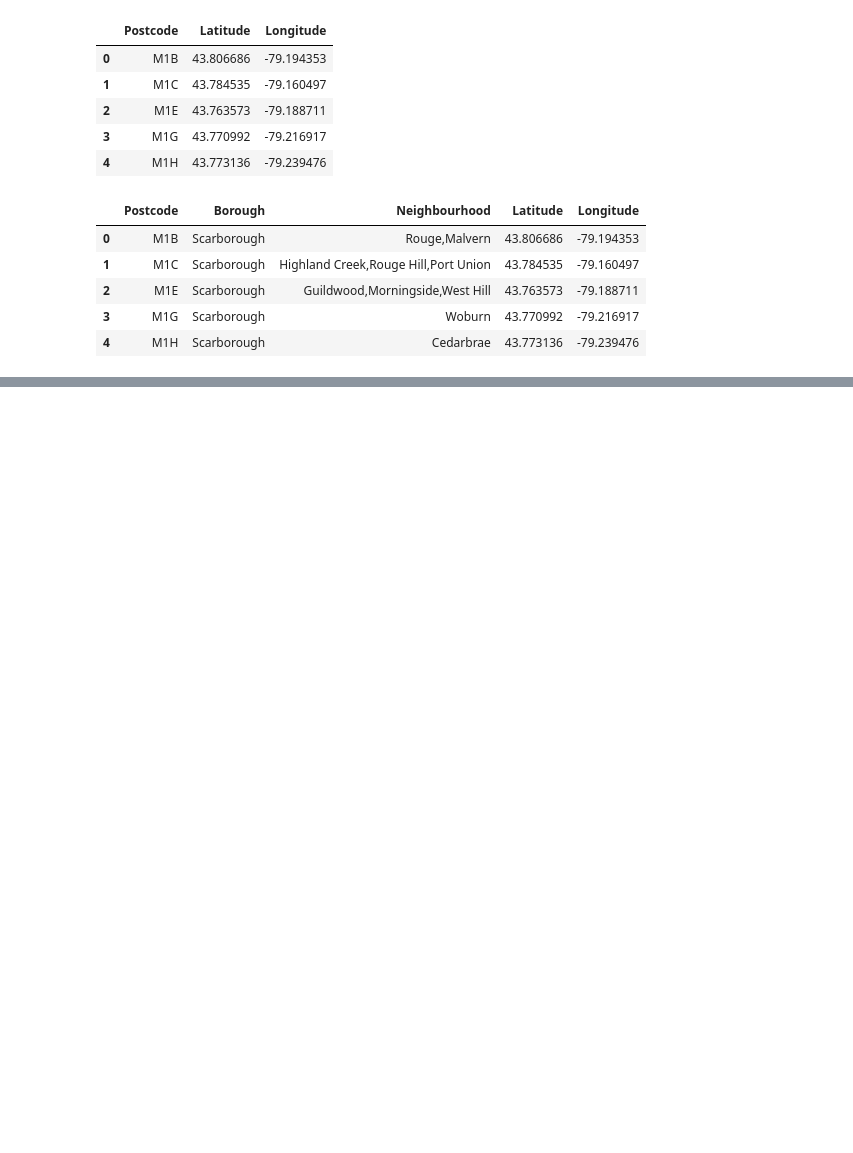
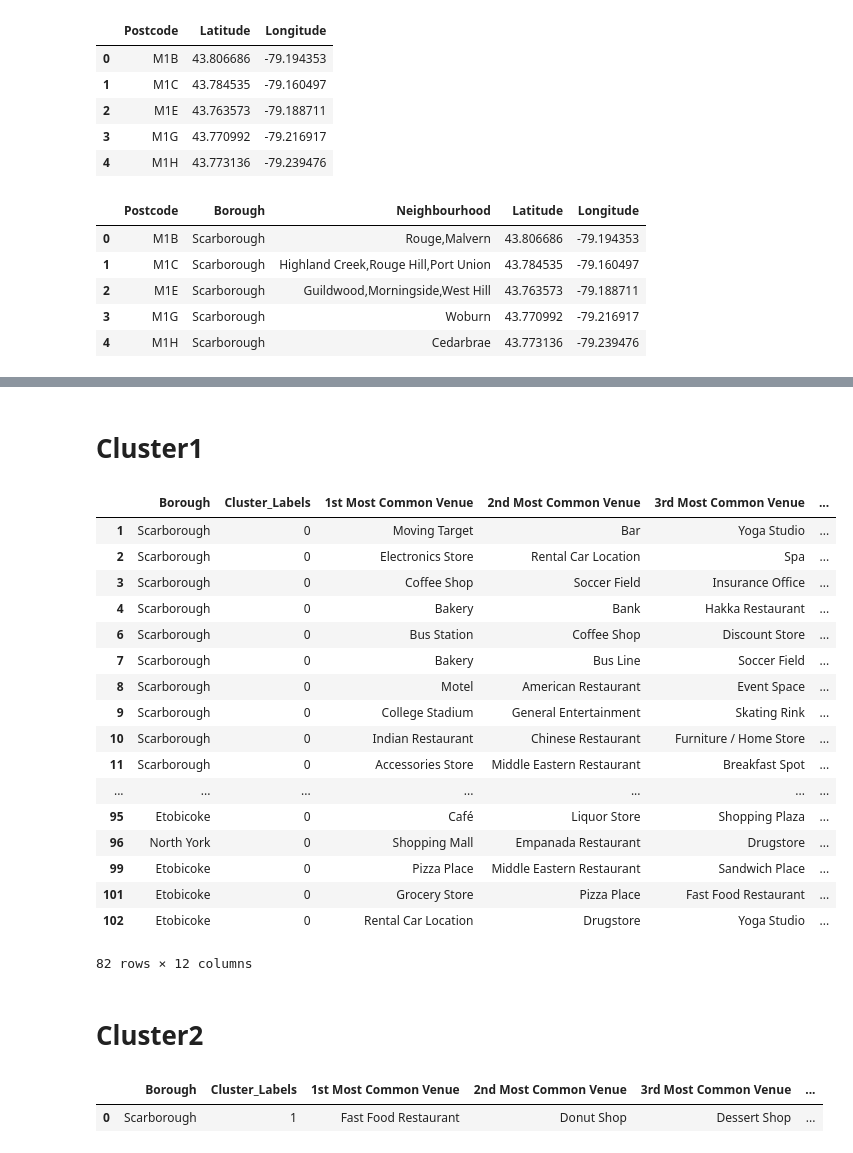
Before and after one commit to y87222185/Coursera_Capstone, a Jupyter notebook: Segmenting_and_Clustering_Neighborhoods_in_Toronto_part1.ipynb, the cells around one changed output, grey strips where cells are left out. Saved outputs shown, nothing was run; the diff lists cells and outputs as text; code cells hidden in the pictures; blank space fills up the shorter version.

```diff
--- a/Segmenting_and_Clustering_Neighborhoods_in_Toronto_part1.ipynb
+++ b/Segmenting_and_Clustering_Neighborhoods_in_Toronto_part1.ipynb
@@ -115,0 +344,28 @@ df3.head()
+# %%
+def return_most_common_venues(row, num_top_venues):
+    row_categories = row.iloc[1:]
+    row_categories_sorted = row_categories.sort_values(ascending=False)
+
+    return row_categories_sorted.index.values[0:num_top_venues]
+# %%
+import numpy as np
+num_top_venues = 10
+
+indicators = ['st', 'nd', 'rd']
+
+# create columns according to number of top venues
+columns = ['Neighbourhood']
+for ind in np.arange(num_top_venues):
+    try:
+        columns.append('{}{} Most Common Venue'.format(ind+1, indicators[ind]))
+    except:
+        columns.append('{}th Most Common Venue'.format(ind+1))
+
+# create a new dataframe
+neighbourhoods_venues_sorted = pd.DataFrame(columns=columns)
+neighbourhoods_venues_sorted['Neighbourhood'] = toronto_grouped['Neighbourhood']
+
+for ind in np.arange(toronto_grouped.shape[0]):
+    neighbourhoods_venues_sorted.iloc[ind, 1:] = return_most_common_venues(toronto_grouped.iloc[ind, :], num_top_venues)
+
+neighbourhoods_venues_sorted.head()
@@ -115,0 +398,7 @@ df3.head()
+# %%
+toronto_merged = df3
+
+# merge toronto_grouped with toronto_data to add latitude/longitude for each neighborhood
+toronto_merged = toronto_merged.join(neighbourhoods_venues_sorted.set_index('Neighbourhood'), on='Neighbourhood')
+
+toronto_merged.head() # check the last columns!
@@ -115,0 +412,3 @@ df3.head()
+# %%
+toronto_merged=toronto_merged.dropna()
+toronto_merged['Cluster_Labels'] = toronto_merged.Cluster_Labels.astype(int)
@@ -115,0 +442,30 @@ df3.head()
+# %% [markdown]
+# Cluster1
+# %%
+toronto_merged.loc[toronto_merged['Cluster_Labels'] == 0, toronto_merged.columns[[1] + list(range(5, toronto_merged.shape[1]))]]
+# %% [output]
+|  | Borough | Cluster_Labels | 1st Most Common Venue | 2nd Most Common Venue | 3rd Most Common Venue | ... |
+| 1 | Scarborough | 0 | Moving Target | Bar | Yoga Studio | ... |
+| 2 | Scarborough | 0 | Electronics Store | Rental Car Location | Spa | ... |
+| 3 | Scarborough | 0 | Coffee Shop | Soccer Field | Insurance Office | ... |
+| 4 | Scarborough | 0 | Bakery | Bank | Hakka Restaurant | ... |
+| 6 | Scarborough | 0 | Bus Station | Coffee Shop | Discount Store | ... |
+| 7 | Scarborough | 0 | Bakery | Bus Line | Soccer Field | ... |
+| 8 | Scarborough | 0 | Motel | American Restaurant | Event Space | ... |
+| 9 | Scarborough | 0 | College Stadium | General Entertainment | Skating Rink | ... |
+| 10 | Scarborough | 0 | Indian Restaurant | Chinese Restaurant | Furniture / Home Store | ... |
+| 11 | Scarborough | 0 | Accessories Store | Middle Eastern Restaurant | Breakfast Spot | ... |
+| ... | ... | ... | ... | ... | ... | ... |
+| 95 | Etobicoke | 0 | Café | Liquor Store | Shopping Plaza | ... |
+| 96 | North York | 0 | Shopping Mall | Empanada Restaurant | Drugstore | ... |
+| 99 | Etobicoke | 0 | Pizza Place | Middle Eastern Restaurant | Sandwich Place | ... |
+| 101 | Etobicoke | 0 | Grocery Store | Pizza Place | Fast Food Restaurant | ... |
+| 102 | Etobicoke | 0 | Rental Car Location | Drugstore | Yoga Studio | ... |
+82 rows × 12 columns
+# %% [markdown]
+# Cluster2
+# %%
+toronto_merged.loc[toronto_merged['Cluster_Labels'] == 1, toronto_merged.columns[[1] + list(range(5, toronto_merged.shape[1]))]]
+# %% [output]
+|  | Borough | Cluster_Labels | 1st Most Common Venue | 2nd Most Common Venue | 3rd Most Common Venue | ... |
+| 0 | Scarborough | 1 | Fast Food Restaurant | Donut Shop | Dessert Shop | ... |
```
Also changed, not shown: parts of 28 cells of this notebook.
